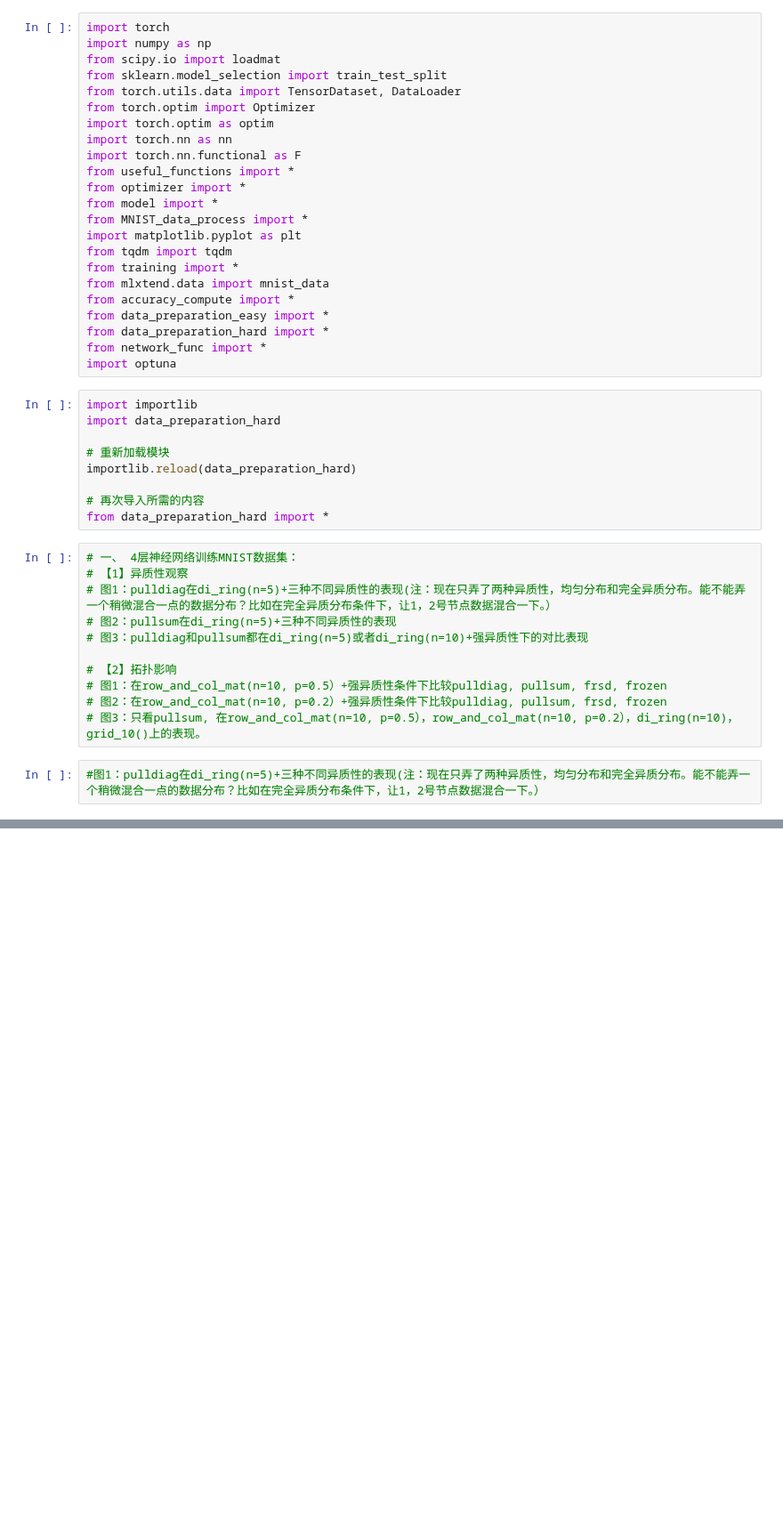
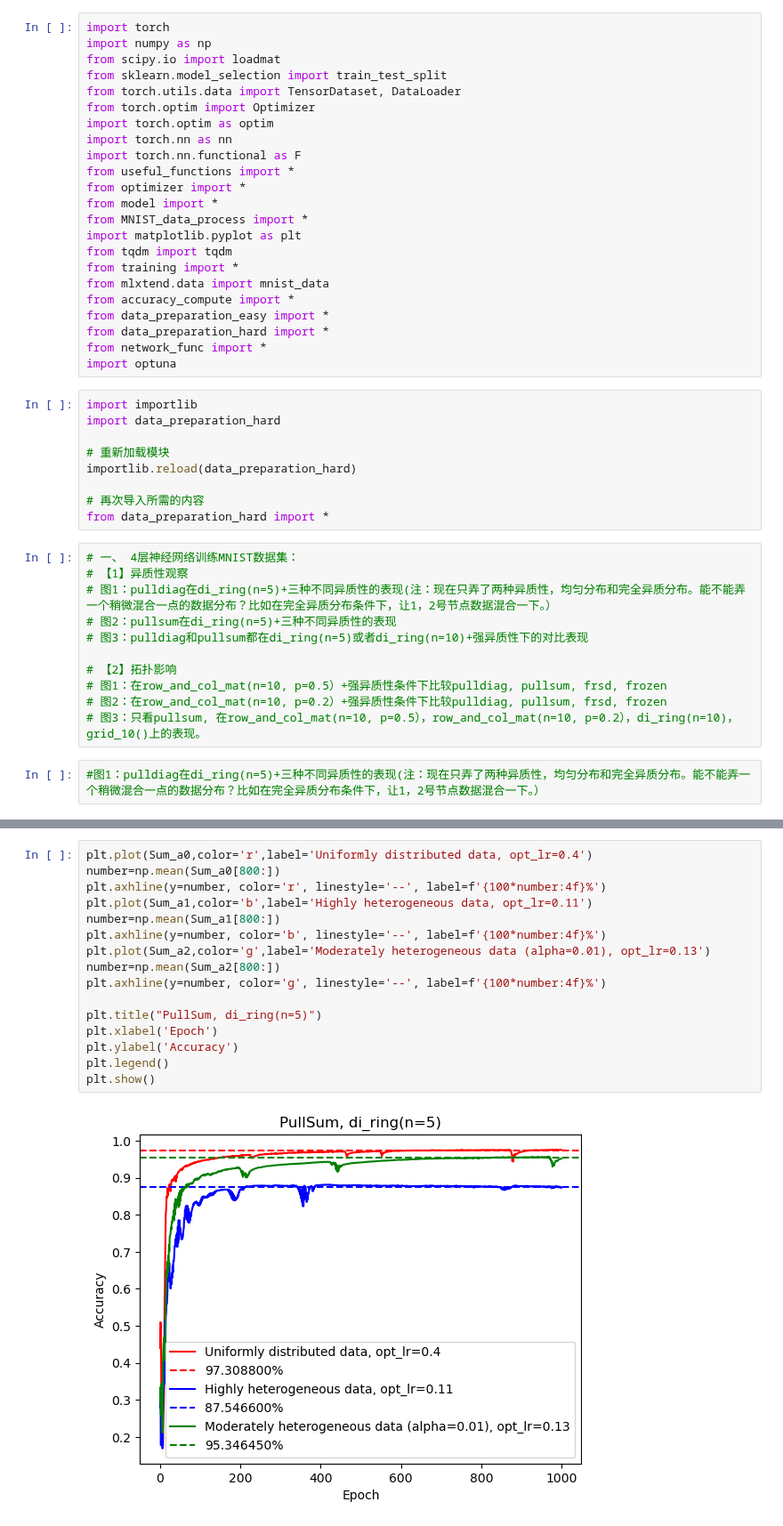
Before and after one commit to Luoxiaogan/PullSum_MNIST, a Jupyter notebook: code/神经网络实验/最终实验1.ipynb, the cells around one changed output, grey strips where cells are left out. Shown at 89% size. Saved outputs shown, nothing was run; the diff lists cells and outputs as text; blank space fills up the shorter version.

```diff
--- a/code/神经网络实验/最终实验1.ipynb
+++ b/code/神经网络实验/最终实验1.ipynb
@@ -192,3 +315,21 @@ plt.show()
+# %%
+plt.plot(Sum_a0,color='r',label='Uniformly distributed data, opt_lr=0.4')
+number=np.mean(Sum_a0[800:])
+plt.axhline(y=number, color='r', linestyle='--', label=f'{100*number:4f}%')
+plt.plot(Sum_a1,color='b',label='Highly heterogeneous data, opt_lr=0.11')
+number=np.mean(Sum_a1[800:])
+plt.axhline(y=number, color='b', linestyle='--', label=f'{100*number:4f}%')
+plt.plot(Sum_a2,color='g',label='Moderately heterogeneous data (alpha=0.01), opt_lr=0.13')
+number=np.mean(Sum_a2[800:])
+plt.axhline(y=number, color='g', linestyle='--', label=f'{100*number:4f}%')
+
+plt.title("PullSum, di_ring(n=5)")
+plt.xlabel('Epoch')
+plt.ylabel('Accuracy')
+plt.legend()
+plt.show()
+# %% [output]
+[figure, added]
 # %%
 def objective(trial):
     # 缩小 lr 的搜索范围，在已找到的最佳值附近搜索
```
Also changed, not shown: parts of 15 cells of this notebook.
